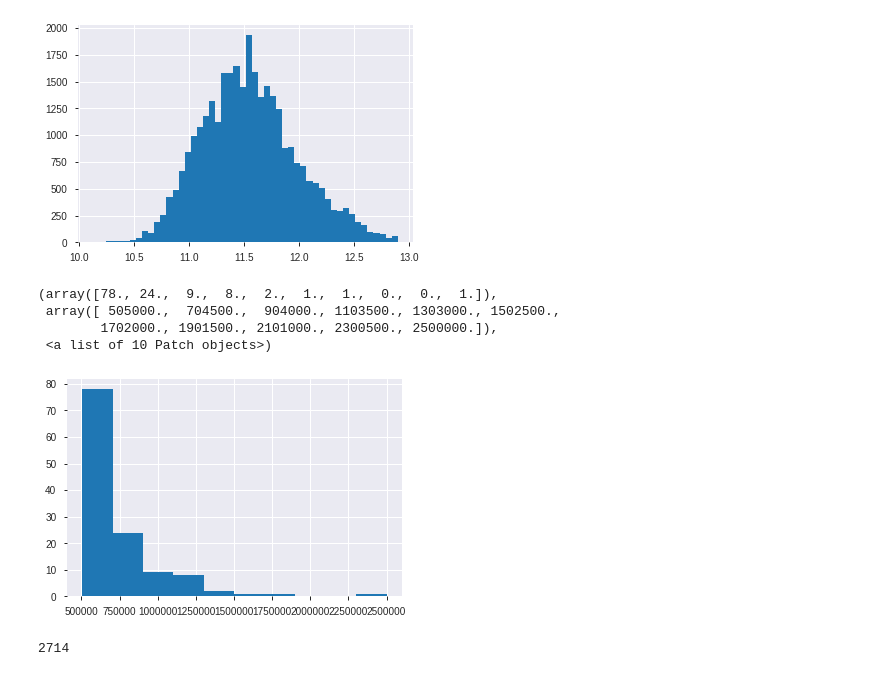
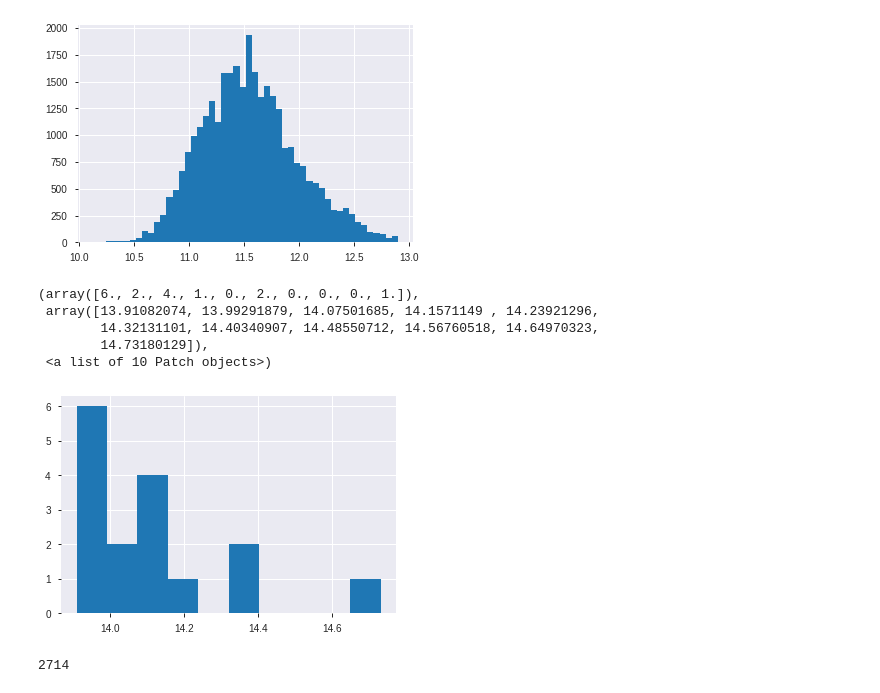
Before and after one commit to yaneura-no-gomi/mynavi_2019, a Jupyter notebook: notebook/1004_eda.ipynb, the cells around one changed output. Saved outputs shown, nothing was run; the diff lists cells and outputs as text; code cells hidden in the pictures.

```diff
--- a/notebook/1004_eda.ipynb
+++ b/notebook/1004_eda.ipynb
@@ -6,7 +6,7 @@ import numpy as np
 import math
 import matplotlib.pyplot as plt
 # %%
-df = pd.read_csv('../processed_data/train_v9.csv')
+df = pd.read_csv('../processed_data/train_v10.csv')
 # %%
 cols = df.columns
 len(cols)
@@ -163,11 +163,12 @@ plt.hist(df[df['y']<400000]['log_y'],bins=50)
  <a list of 50 Patch objects>)
 [figure]
 # %%
-plt.hist(df[df['y']>500000]['y'])
+plt.hist(df[df['y']>1000000]['log_y'])
 # %% [output]
-(array([78., 24.,  9.,  8.,  2.,  1.,  1.,  0.,  0.,  1.]),
- array([ 505000.,  704500.,  904000., 1103500., 1303000., 1502500.,
-        1702000., 1901500., 2101000., 2300500., 2500000.]),
+(array([6., 2., 4., 1., 0., 2., 0., 0., 0., 1.]),
+ array([13.91082074, 13.99291879, 14.07501685, 14.1571149 , 14.23921296,
+        14.32131101, 14.40340907, 14.48550712, 14.56760518, 14.64970323,
+        14.73180129]),
  <a list of 10 Patch objects>)
-[figure, old version]
+[figure, new version]
 # %%
```
Also changed, not shown: parts of 5 cells of this notebook, 19 other files.
